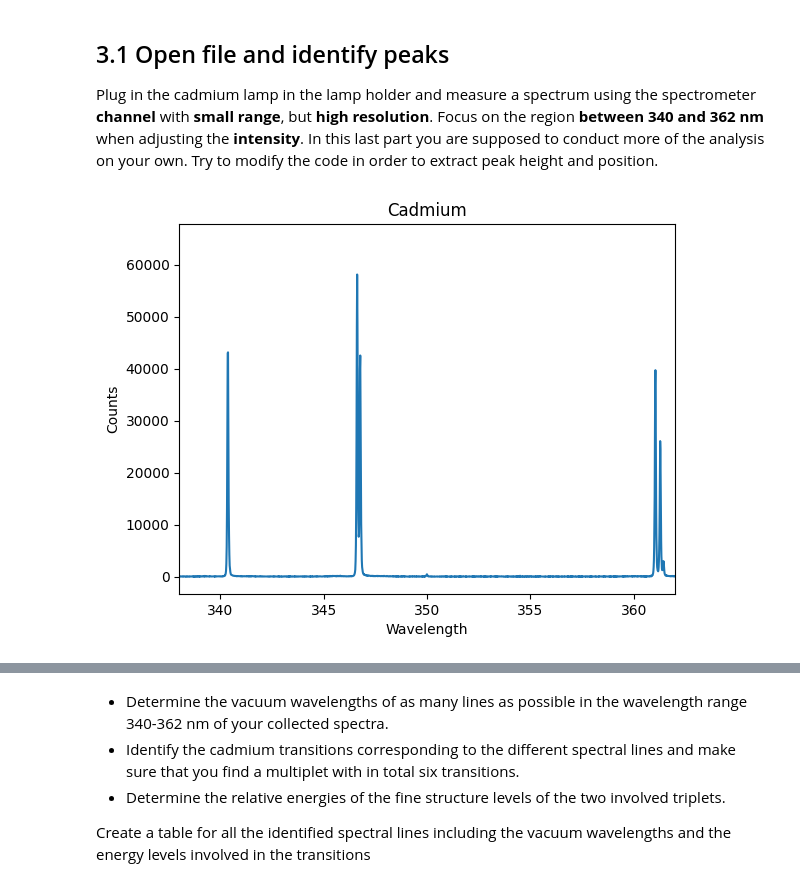
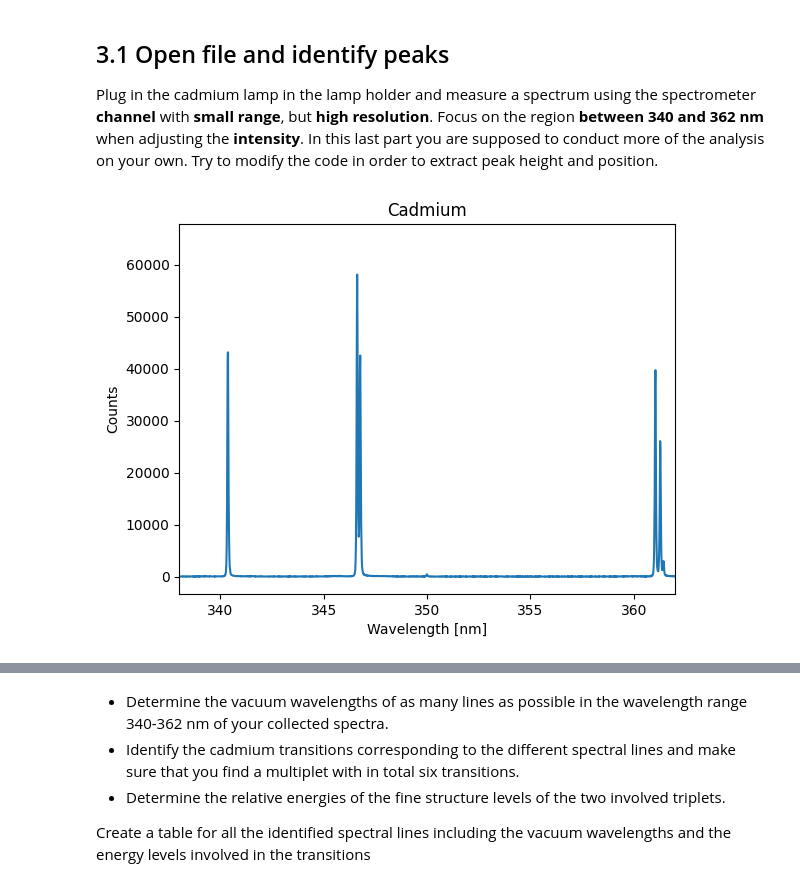
Before and after one commit to axelorrhede/Atomic-Physics, a Jupyter notebook: Atomic Spectroscopy_FAFF55.ipynb, the cells around one changed output, grey strips where cells are left out. Saved outputs shown, nothing was run; the diff lists cells and outputs as text; code cells hidden in the pictures.

```diff
--- a/Atomic Spectroscopy_FAFF55.ipynb
+++ b/Atomic Spectroscopy_FAFF55.ipynb
@@ -543,27 +550,27 @@ Plug in the cadmium lamp in the lamp holder and measure a spectrum using the spe
 # %%
 # Specify the absolute path for the cadmium spectrum inside quotation marks:
 df = pd.read_csv(r"Data\Cadmium_1804343U2.TXT",
     sep=";",    # Here we specify that values are seperated by semicolons.
     header=6,   # This skips the first rows of the file containing information about the acquisiton settings
 
     # Check if your spectrum txt file contains of 4 or 5 coulumns. If you have 4 coulumns use the adapted 'names'-array the line below.
     # names=["Wavelength", "Count sample", "Background", "Reference"])
     names=["Wavelength", "Count sample", "Background", "Reference", "Corrected for dark"])
 
 df = df.stack().str.replace(',','.').unstack() # Turns the  ',' in the data frame to a point
 data = df.to_numpy() #Converts the data frame into an Numpy array
 wavelength = np.array(list(data[:, 0]), dtype=float) #Turns the Numpy 2d array in a regular 2D float array
 counts = np.array(list(data[:, 1]), dtype=float) # If you have saved 5 coulumns, use the 'Corrected for dark values' by changing the '1' to a '4'.
 
 plt.figure()
 plt.plot(wavelength, counts)
 plt.title("Cadmium")       # set title of the plot
-plt.xlabel("Wavelength")   # set label for x-axis
+plt.xlabel("Wavelength [nm]")   # set label for x-axis
 plt.xlim(338, 362)         # set range for x-axis
 plt.ylabel("Counts")       # set label for Y-axis
 plt.show()
 # %% [output]
-[figure, old version]
+[figure, new version]
 # %%
 peak1 = fittingFunctions.perform_Gaussian_fit(x=wavelength,
                                               y=counts,
```
Also changed, not shown: parts of 28 cells of this notebook, 4 other files.
